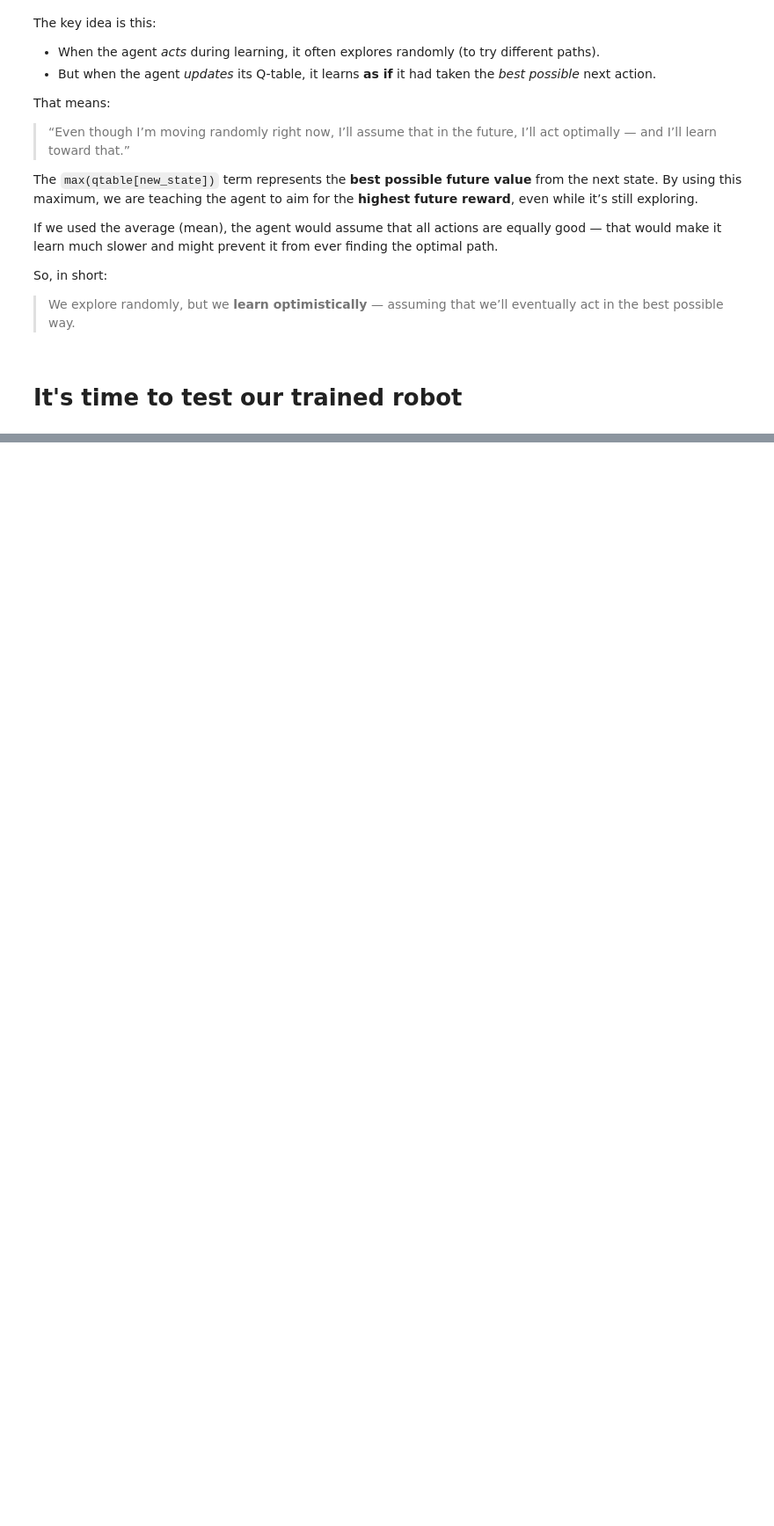
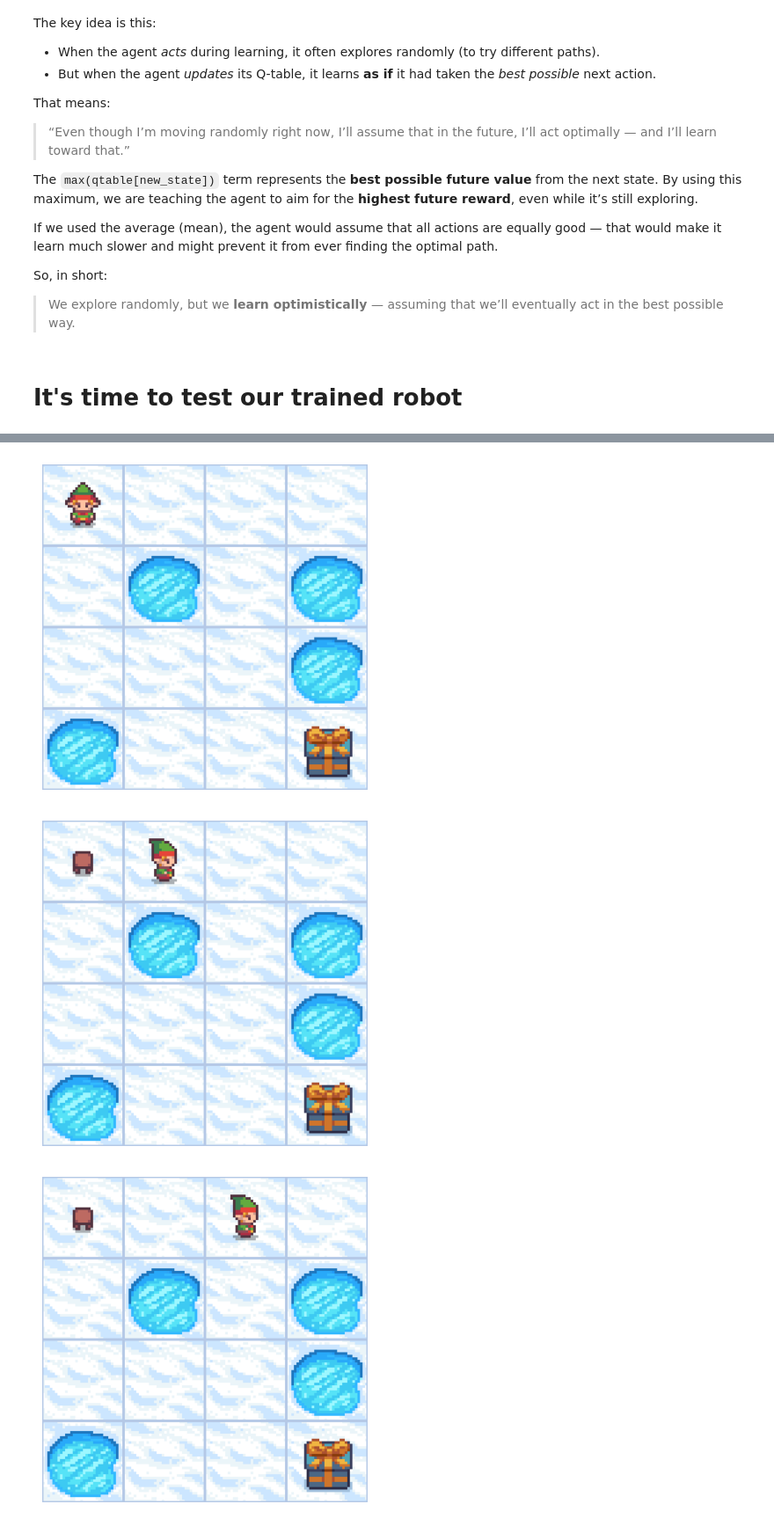
Before and after one commit to LeoTungAnh/Morden-Computer-Vision-with-Pytorch-v2, a Jupyter notebook: Reinforcement_Learning/Reinforcement_Learning_Basics.ipynb, the cells around one changed output, grey strips where cells are left out. Shown at 88% size. Drawn from its saved outputs; the diff is of its cells as text; code cells hidden in the pictures; blank space fills up the shorter version.

Commit message:
Kaggle Notebook | Reinforcement_Learning_Basics | Version 2

```diff
--- a/Reinforcement_Learning/Reinforcement_Learning_Basics.ipynb
+++ b/Reinforcement_Learning/Reinforcement_Learning_Basics.ipynb
@@ -269,0 +424,26 @@ environment.close()
+# %%
+from IPython.display import display, clear_output
+import matplotlib.pyplot as plt
+
+state, *_ = environment.reset()
+step = 0
+finish = False
+# We still need to put the limit here to make sure that our robot learns nothing
+for step in range(50):
+  # Visualize the position of the robot in each step
+  frame = environment.render()
+  plt.imshow(frame)
+  plt.axis("off")
+  plt.show()
+  # Take action based on value from obtained Q-table
+  action = np.argmax(qtable[state])
+  new_state, reward, finish, *_ = environment.step(action)
+  if finish:
+    print(f"Number of steps: {step + 1}")
+    break
+  state = new_state
+environment.close()
+# %% [output]
+[figure, added]
+[figure, added]
+[figure, added]
```
Also changed, not shown: parts of 11 cells of this notebook.
